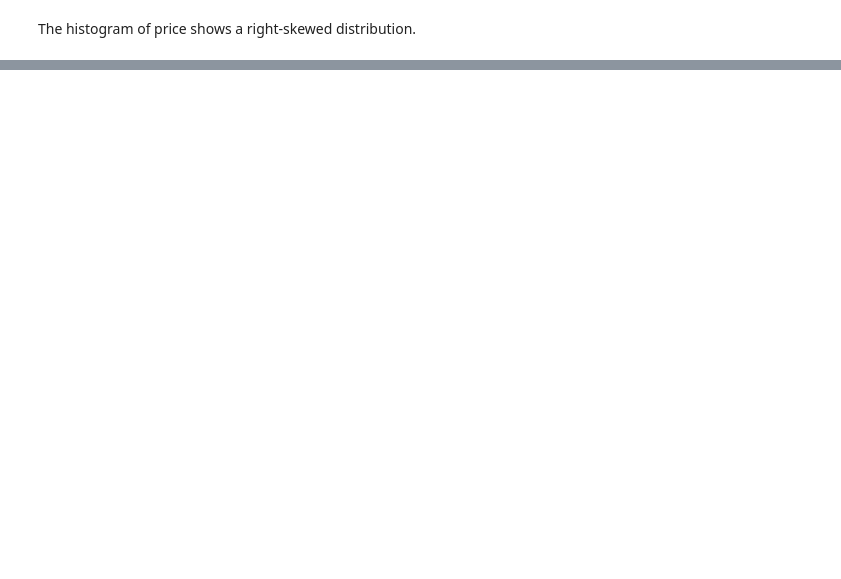
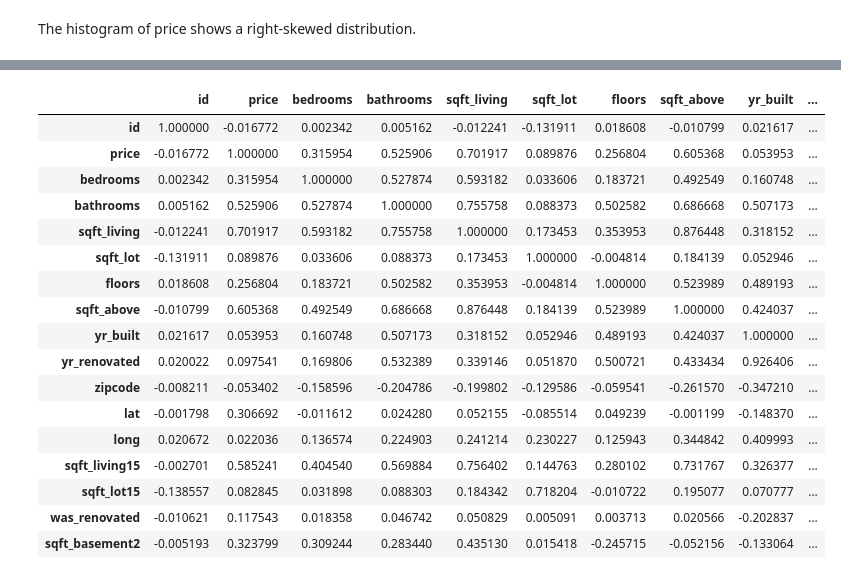
Before and after one commit to ondugba/Housing_Price_Predictor, a Jupyter notebook: Yuhkai.ipynb, the cells around one changed output, grey strips where cells are left out. Drawn from its saved outputs; the diff is of its cells as text; code cells hidden in the pictures; blank space fills up the shorter version.

```diff
--- a/Yuhkai.ipynb
+++ b/Yuhkai.ipynb
@@ -603,0 +601,22 @@ The histogram of price shows a right-skewed distribution.
+# %%
+#correlations (Pearson's R value) between all columns of the dataframe
+df.corr()
+# %% [output]
+|  | id | price | bedrooms | bathrooms | sqft_living | sqft_lot | floors | sqft_above | yr_built | ... |
+| id | 1.000000 | -0.016772 | 0.002342 | 0.005162 | -0.012241 | -0.131911 | 0.018608 | -0.010799 | 0.021617 | ... |
+| price | -0.016772 | 1.000000 | 0.315954 | 0.525906 | 0.701917 | 0.089876 | 0.256804 | 0.605368 | 0.053953 | ... |
+| bedrooms | 0.002342 | 0.315954 | 1.000000 | 0.527874 | 0.593182 | 0.033606 | 0.183721 | 0.492549 | 0.160748 | ... |
+| bathrooms | 0.005162 | 0.525906 | 0.527874 | 1.000000 | 0.755758 | 0.088373 | 0.502582 | 0.686668 | 0.507173 | ... |
+| sqft_living | -0.012241 | 0.701917 | 0.593182 | 0.755758 | 1.000000 | 0.173453 | 0.353953 | 0.876448 | 0.318152 | ... |
+| sqft_lot | -0.131911 | 0.089876 | 0.033606 | 0.088373 | 0.173453 | 1.000000 | -0.004814 | 0.184139 | 0.052946 | ... |
+| floors | 0.018608 | 0.256804 | 0.183721 | 0.502582 | 0.353953 | -0.004814 | 1.000000 | 0.523989 | 0.489193 | ... |
+| sqft_above | -0.010799 | 0.605368 | 0.492549 | 0.686668 | 0.876448 | 0.184139 | 0.523989 | 1.000000 | 0.424037 | ... |
+| yr_built | 0.021617 | 0.053953 | 0.160748 | 0.507173 | 0.318152 | 0.052946 | 0.489193 | 0.424037 | 1.000000 | ... |
+| yr_renovated | 0.020022 | 0.097541 | 0.169806 | 0.532389 | 0.339146 | 0.051870 | 0.500721 | 0.433434 | 0.926406 | ... |
+| zipcode | -0.008211 | -0.053402 | -0.158596 | -0.204786 | -0.199802 | -0.129586 | -0.059541 | -0.261570 | -0.347210 | ... |
+| lat | -0.001798 | 0.306692 | -0.011612 | 0.024280 | 0.052155 | -0.085514 | 0.049239 | -0.001199 | -0.148370 | ... |
+| long | 0.020672 | 0.022036 | 0.136574 | 0.224903 | 0.241214 | 0.230227 | 0.125943 | 0.344842 | 0.409993 | ... |
+| sqft_living15 | -0.002701 | 0.585241 | 0.404540 | 0.569884 | 0.756402 | 0.144763 | 0.280102 | 0.731767 | 0.326377 | ... |
+| sqft_lot15 | -0.138557 | 0.082845 | 0.031898 | 0.088303 | 0.184342 | 0.718204 | -0.010722 | 0.195077 | 0.070777 | ... |
+| was_renovated | -0.010621 | 0.117543 | 0.018358 | 0.046742 | 0.050829 | 0.005091 | 0.003713 | 0.020566 | -0.202837 | ... |
+| sqft_basement2 | -0.005193 | 0.323799 | 0.309244 | 0.283440 | 0.435130 | 0.015418 | -0.245715 | -0.052156 | -0.133064 | ... |
```
Also changed, not shown: parts of 45 cells of this notebook, 1 other file.
